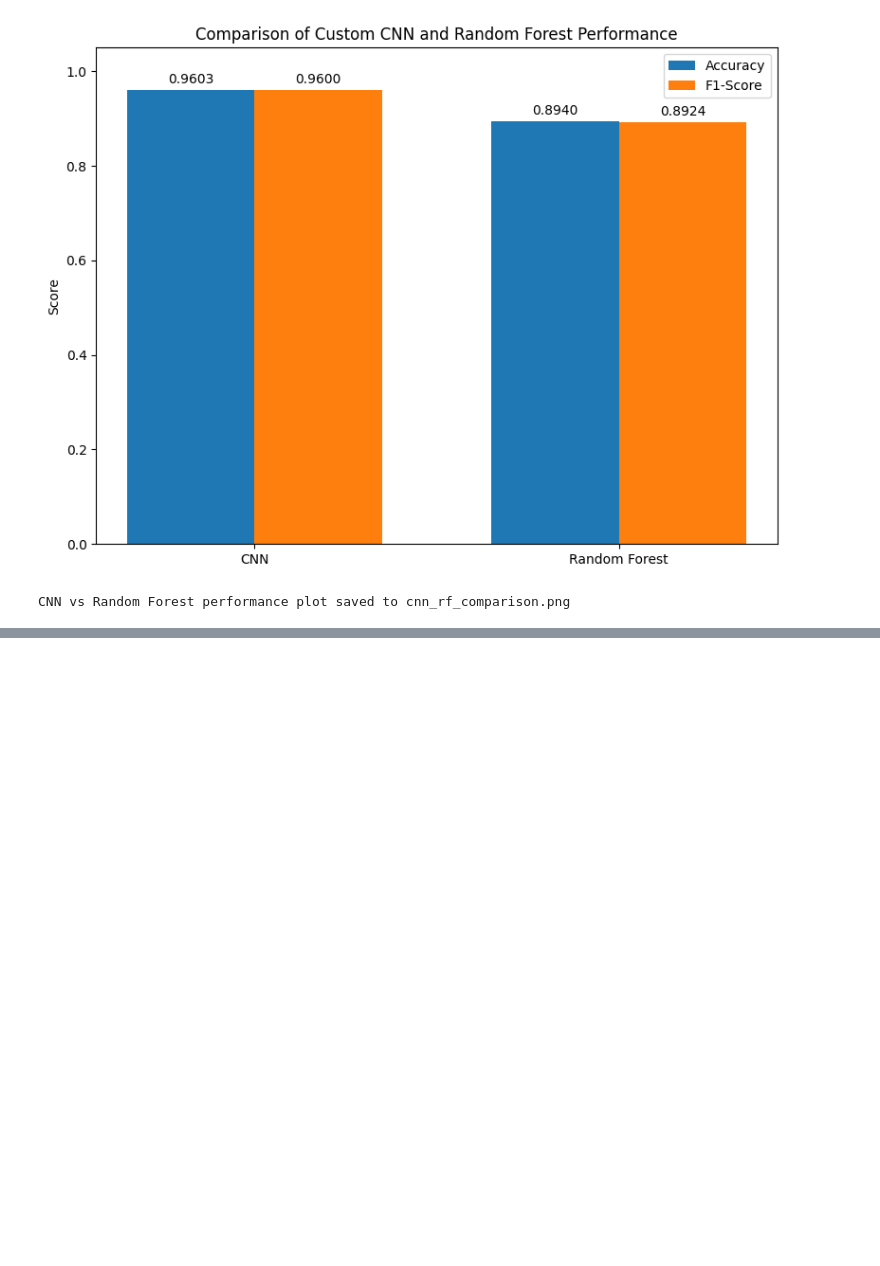
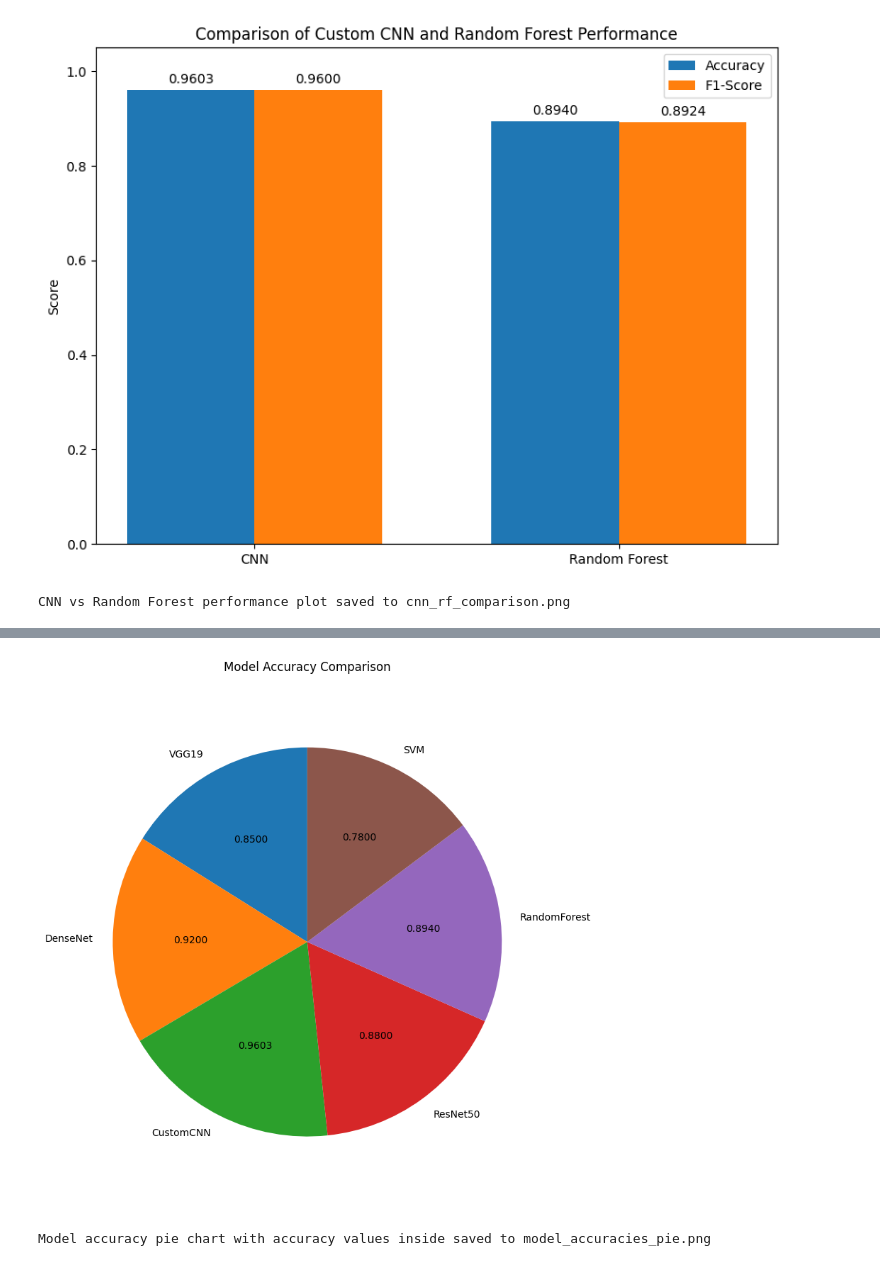
Before and after one commit to HarshithaShetty27/CerebralFusion, a Jupyter notebook: Brain_tumor_hybrid.ipynb, the cells around one changed output, grey strips where cells are left out. Cells and saved outputs as stored; diff of their text form; code cells hidden in the pictures; blank space fills up the shorter version.

```diff
--- a/Brain_tumor_hybrid.ipynb
+++ b/Brain_tumor_hybrid.ipynb
@@ -2107,0 +2193,55 @@ CNN vs Random Forest performance plot saved to cnn_rf_comparison.png
+# %%
+import matplotlib.pyplot as plt
+import numpy as np
+
+def plot_model_accuracies_pie(model_accuracies, output_path='model_accuracies_pie.png'):
+    """
+    Generates a pie chart visualizing the accuracies of different models
+    with accuracy values displayed inside each slice.
+
+    Args:
+        model_accuracies (dict): Dictionary containing model names as keys
+                                 and their corresponding accuracy scores as values.
+        output_path (str, optional): Path to save the generated plot.
+                                     Defaults to 'model_accuracies_pie.png'.
+    """
+
+    labels = list(model_accuracies.keys())
+    sizes = list(model_accuracies.values())
+
+    fig, ax = plt.subplots(figsize=(8, 8))
+
+    def make_autopct(values):
+        def my_autopct(pct):
+            total = sum(values)
+            val = pct * total / 100.0
+            return f'{val:.4f}'
+        return my_autopct
+
+    wedges, texts, autotexts = ax.pie(sizes, labels=labels, autopct=make_autopct(sizes), startangle=90,
+                                      textprops={'fontsize': 10}) # Adjust fontsize as needed
+    ax.set_title('Model Accuracy Comparison')
+    ax.axis('equal')  # Equal aspect ratio ensures that pie is drawn as a circle.
+
+    fig.tight_layout()
+    plt.savefig(output_path)
+    plt.show()
+
+if __name__ == "__main__":
+    individual_results = {
+        'VGG19': {'accuracy': 0.85, 'f1': 0.83},
+        'DenseNet': {'accuracy': 0.92, 'f1': 0.91},
+        'CustomCNN': {'accuracy': 0.9603, 'f1': 0.9600},
+        'ResNet50': {'accuracy': 0.88, 'f1': 0.87},
+        'RandomForest': {'accuracy': 0.8940, 'f1': 0.8924},
+        'SVM': {'accuracy': 0.78, 'f1': 0.75}
+    }
+
+    # Extract accuracy for each model
+    model_accuracies = {model: results['accuracy'] for model, results in individual_results.items()}
+
+    plot_model_accuracies_pie(model_accuracies, output_path='model_accuracies_pie.png')
+    print("Model accuracy pie chart with accuracy values inside saved to model_accuracies_pie.png")
+# %% [output]
+[figure, added]
+Model accuracy pie chart with accuracy values inside saved to model_accuracies_pie.png
```
Also changed, not shown: parts of 1 cell of this notebook.
